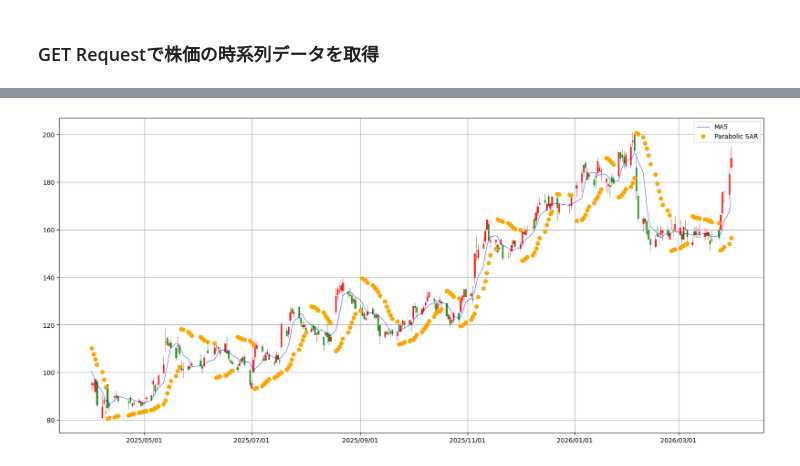
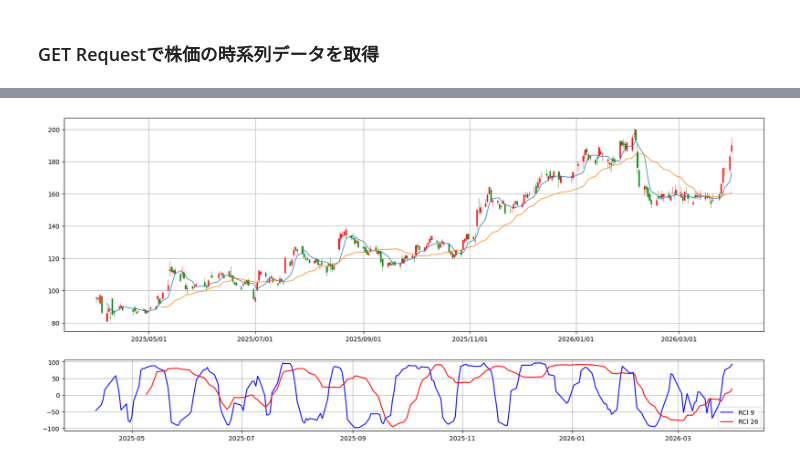
Before and after one commit to nekonabesan/stock_market_analysis, a Jupyter notebook: notebook/stock_02_04.ipynb, the cells around one changed output, grey strips where cells are left out. Saved outputs shown, nothing was run; the diff lists cells and outputs as text; code cells hidden in the pictures.

```diff
--- a/notebook/stock_02_04.ipynb
+++ b/notebook/stock_02_04.ipynb
@@ -93,52 +97,52 @@ if isinstance(df.columns, pd.MultiIndex):
 # データを取得する関数
 df['date'] = pd.to_datetime(df['date'])
 df = df.set_index('date').sort_index()
 df = df[df.index.weekday < 5]  # weekdayが0(月曜)〜4(金曜)のみを残す
 
 # 表示開始日
 start_date = dt.datetime(2025, 4, 1)
 # 表示終了日(現在の日付を取得)
 end_date = dt.datetime(2026, 3, 31)
 
-# 移動平均線の計算
-df['ma5'] = ta.SMA(df['close'], timeperiod=5)
-df['ma25'] = ta.SMA(df['close'], timeperiod=25)
+close = df['close']
+df['ma5'] = ta.SMA(close ,timeperiod=5)
+df['ma25'] = ta.SMA(close ,timeperiod=25)
 
-# パラボリックの計算
-df['SAR'] = ta.SAR(df['high'], df['low'], acceleration=0.02, maximum=0.2)
+rci = Rci()
+df['RCI9'] = rci.RCI(close.to_list(), timeperiod=9)
+df['RCI26'] = rci.RCI(close.to_list(), timeperiod=26)
 
 # インデックスをDatetimeIndexに変換してから範囲でフィルタリング
 df.index = pd.to_datetime(df.index)
 df = df[start_date:end_date]
-
-# ローソク足チャートを描くために、データフレームのインデックスをDatetimeIndexに変換
-df.index = pd.to_datetime(df.index)
-
 
 # データを準備（matplotlib用）
 df['date'] = mdates.date2num(df.index)
 ohlc_data = df[['date', 'open', 'high', 'low', 'close']]
 
 # FigureとAxesを作成
-fig, ax = plt.subplots(figsize=(20, 9))
+fig, (ax1, ax2) = plt.subplots(nrows=2, ncols=1, figsize=(20, 9), gridspec_kw={'height_ratios': [3, 1]})
 
 # ローソク足チャートを描画
-candlestick_ohlc(ax, ohlc_data.values, width=0.6, colorup='g', colordown='r', alpha=0.8)
+candlestick_ohlc(ax1, ohlc_data.values, width=0.6, colorup='g', colordown='r', alpha=0.8)
 
-# 移動平均線のプロット
-ax.plot(df['date'], df['ma5'], linewidth=0.5, color='blue', label='MA5')
-#ax.plot(df['date'], df['ma25'], linewidth=0.5, color='green', label='MA25')
+ax1.plot(df['date'], df['ma5'], linewidth=1, label='ma5')
 
-# Parabolic SARのプロット
-ax.plot(df['date'], df['SAR'], marker='o', linestyle='None', color='orange', label='Parabolic SAR')
+ax1.plot(df['date'], df['ma25'], linewidth=1, label='ma25')
+
+# RCIのプロット
+ax2.plot(df.index, df['RCI9'], color='blue', label='RCI 9')
+ax2.plot(df.index, df['RCI26'], color='red', label='RCI 26')
+ax2.legend()
 
 # X軸の日付フォーマットをyyyy/mm/ddに設定
-ax.xaxis_date()
-ax.xaxis.set_major_formatter(mdates.DateFormatter('%Y/%m/%d'))
+ax1.xaxis_date()
+ax1.xaxis.set_major_formatter(mdates.DateFormatter('%Y/%m/%d'))
 
-# 凡例とグリッドを追加
-ax.legend()
-plt.grid()
+# 表示
+ax1.grid()
+ax2.legend()
+ax2.grid()
 plt.show()
 # %% [output]
-[figure, old version]
+[figure, new version]
```
Also changed, not shown: parts of 3 cells of this notebook, 21 other files.
